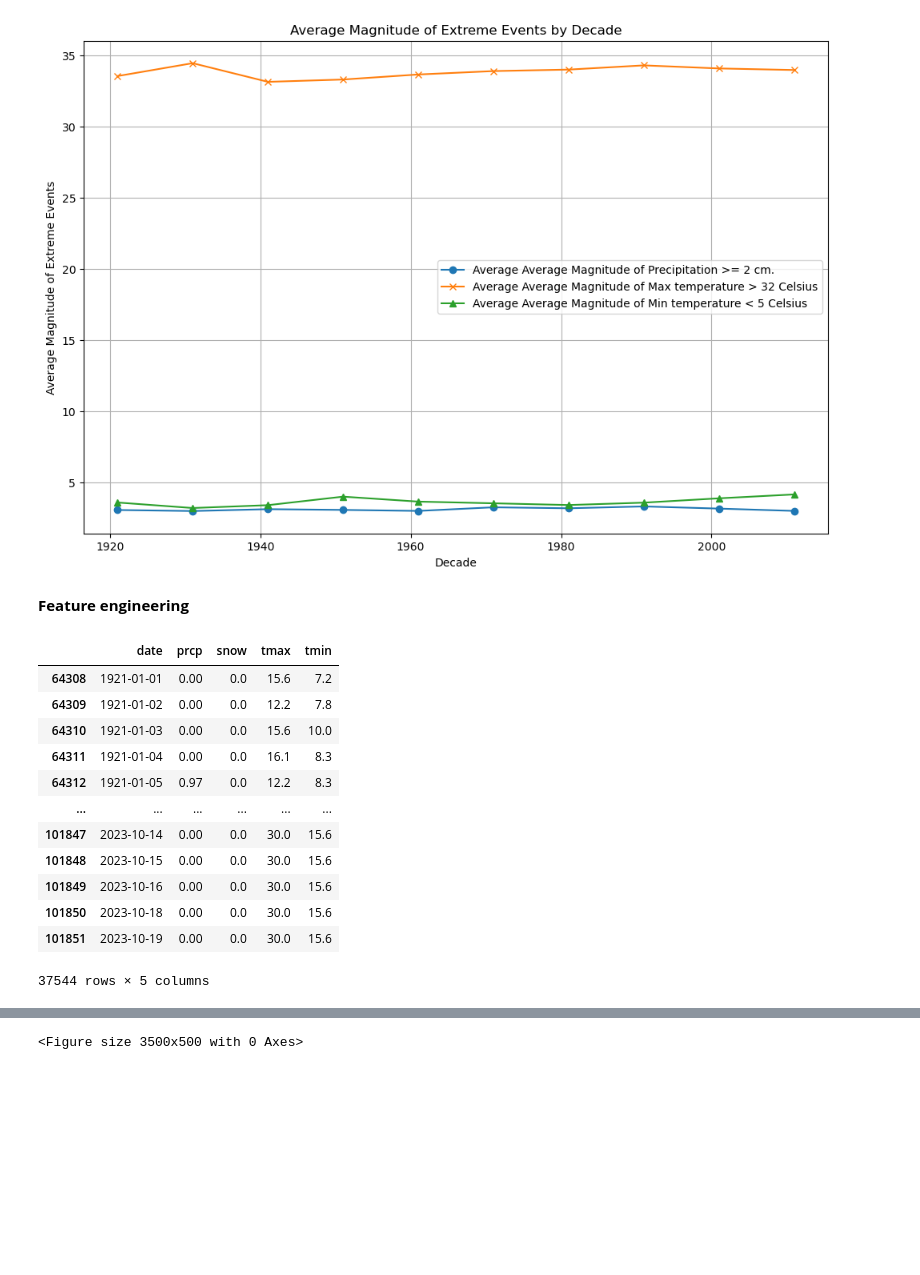
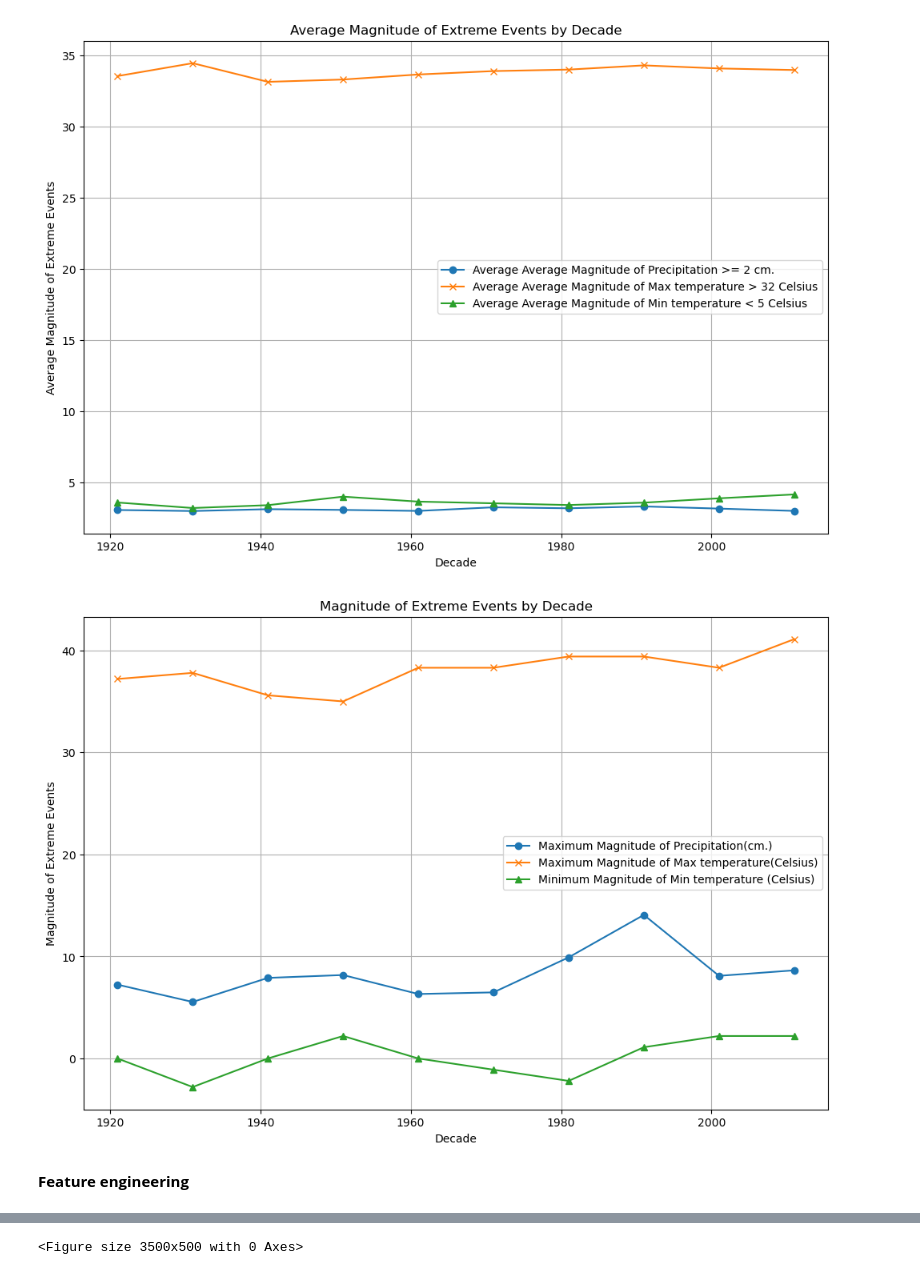
Before and after one commit to sumatepru/sf_climate_projection, a Jupyter notebook: code_for_daily_data.ipynb, the cells around one changed output, grey strips where cells are left out. Saved outputs shown, nothing was run; the diff lists cells and outputs as text; code cells hidden in the pictures; blank space fills up the shorter version.

```diff
--- a/code_for_daily_data.ipynb
+++ b/code_for_daily_data.ipynb
@@ -598,21 +556,41 @@ plt.grid(True)
 plt.show()
 # %% [output]
 [figure]
+# %%
+# Create a new column 'decade' to group by every 10 years
+main4['decade'] = (main4['date'].dt.year - 1921) // 10 * 10 + 1921
+
+# Find the maximum magnitude of days meeting the conditions for 'prcp', 'tmax', and the minimum for 'tmin'
+prcp_max = main4[main4['prcp'] >= 2].groupby('decade')['prcp'].max()
+tmax_max = main4[main4['tmax'] > 32].groupby('decade')['tmax'].max()
+tmin_min = main4[main4['tmin'] < 5].groupby('decade')['tmin'].min()
+
+# Combine the results into a new DataFrame
+result_maxs = pd.DataFrame({'prcp_max': prcp_max, 'tmax_max': tmax_max, 'tmin_min': tmin_min}).reset_index()
+
+# Exclude the last decade if it contains fewer than 3 years
+result_maxs = result_maxs[result_maxs['decade'] <= (result_maxs['decade'].max() - 10)]
+
+# Plotting the results
+plt.figure(figsize=(12, 8))
+
+# Plot 'prcp_max'
+plt.plot(result_maxs['decade'], result_maxs['prcp_max'], label='Maximum Magnitude of Precipitation(cm.)', marker='o')
+
+# Plot 'tmax_max'
+plt.plot(result_maxs['decade'], result_maxs['tmax_max'], label='Maximum Magnitude of Max temperature(Celsius)', marker='x')
+
+# Plot 'tmin_min'
+plt.plot(result_maxs['decade'], result_maxs['tmin_min'], label='Minimum Magnitude of Min temperature (Celsius)', marker='^')
+
+# Adding labels and title
+plt.xlabel('Decade')
+plt.ylabel('Magnitude of Extreme Events')
+plt.title('Magnitude of Extreme Events by Decade')
+plt.legend()
+plt.grid(True)
+plt.show()
+# %% [output]
+[figure, added]
 # %% [markdown]
 **Feature engineering**
-# %%
-main4
-# %% [output]
-|  | date | prcp | snow | tmax | tmin |
-| 64308 | 1921-01-01 | 0.00 | 0.0 | 15.6 | 7.2 |
-| 64309 | 1921-01-02 | 0.00 | 0.0 | 12.2 | 7.8 |
-| 64310 | 1921-01-03 | 0.00 | 0.0 | 15.6 | 10.0 |
-| 64311 | 1921-01-04 | 0.00 | 0.0 | 16.1 | 8.3 |
-| 64312 | 1921-01-05 | 0.97 | 0.0 | 12.2 | 8.3 |
-| ... | ... | ... | ... | ... | ... |
-| 101847 | 2023-10-14 | 0.00 | 0.0 | 30.0 | 15.6 |
-| 101848 | 2023-10-15 | 0.00 | 0.0 | 30.0 | 15.6 |
-| 101849 | 2023-10-16 | 0.00 | 0.0 | 30.0 | 15.6 |
-| 101850 | 2023-10-18 | 0.00 | 0.0 | 30.0 | 15.6 |
-| 101851 | 2023-10-19 | 0.00 | 0.0 | 30.0 | 15.6 |
-37544 rows × 5 columns
```
Also changed, not shown: parts of 20 cells of this notebook.
